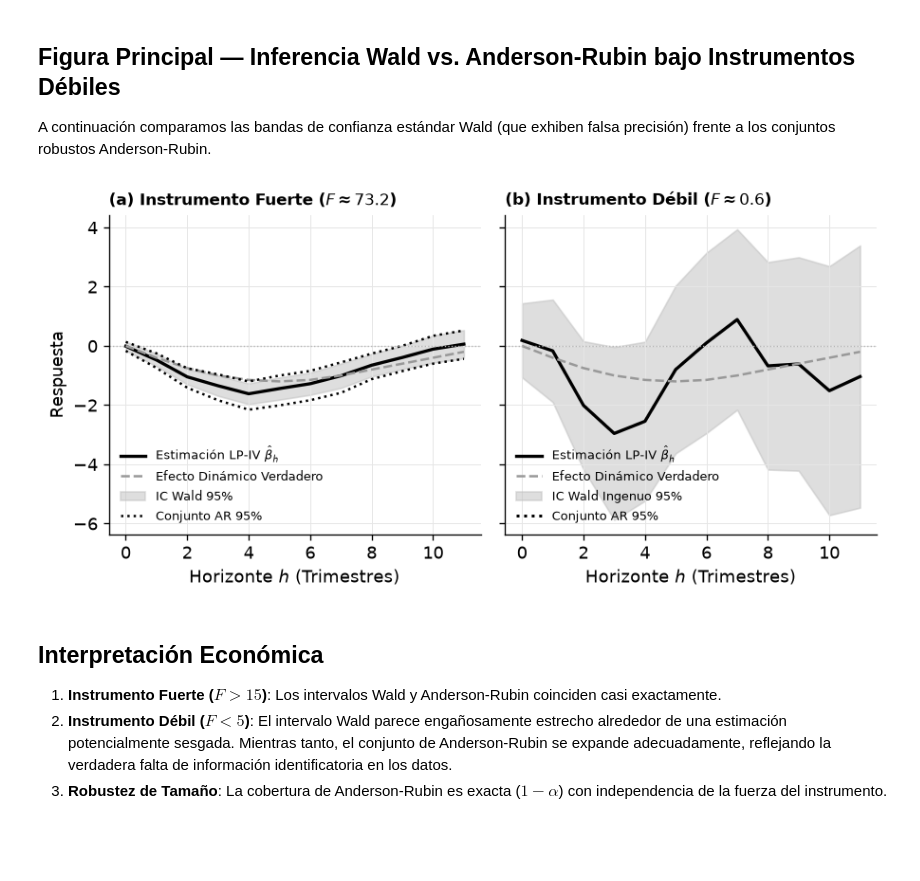
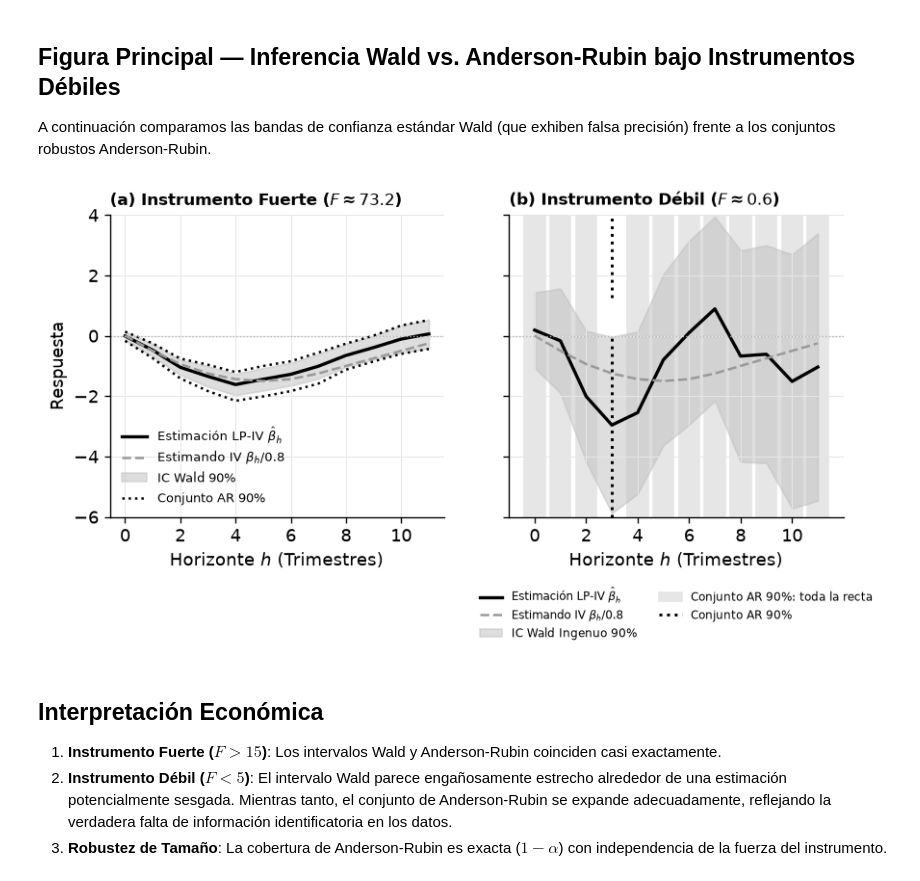
Before and after one commit to jalonso1979/puremacro, a Jupyter notebook: notebooks/28_weak_iv_anderson_rubin_es.ipynb, the cells around one changed output. Drawn from its saved outputs; the diff is of its cells as text; code cells hidden in the pictures; blank space fills up the shorter version.

```diff
--- a/notebooks/28_weak_iv_anderson_rubin_es.ipynb
+++ b/notebooks/28_weak_iv_anderson_rubin_es.ipynb
@@ -128,44 +128,61 @@ assert "ar_lo" in res_strong.columns and "ar_hi" in res_strong.columns
 
 A continuación comparamos las bandas de confianza estándar Wald (que exhiben falsa precisión) frente a los conjuntos robustos Anderson-Rubin.
 # %%
-fig, axes = plt.subplots(1, 2, figsize=(7.6, 3.8), sharey=True)
+from matplotlib.lines import Line2D
+from matplotlib.ticker import MaxNLocator
+from matplotlib.patches import Patch
 
-# Panel 1: Régimen de Instrumento Fuerte
+level = int(round(100 * res_strong.ci_level))   # lp_iv usa alpha = 0.10 por omisión: bandas al 90%
+# x = 0.8 * choque + ruido, así que el estimando IV es beta_true / 0.8, no beta_true.
+iv_estimand = beta_true / 0.8
+ylo, yhi = -6.0, 4.0
+
+fig, axes = plt.subplots(1, 2, figsize=(7.6, 4.4), sharey=True)
+
+# Panel 1
 ax = axes[0]
 ax.plot(res_strong["h"], res_strong["beta"], color="0.00", lw=2.0, label="Estimación LP-IV $\\hat{\\beta}_h$")
-ax.plot(res_strong["h"], beta_true, color="0.60", ls="--", lw=1.5, label="Efecto Dinámico Verdadero")
-ax.fill_between(res_strong["h"], res_strong["lo"], res_strong["hi"], color="0.75", alpha=0.5, label="IC Wald 95%")
-ax.plot(res_strong["h"], res_strong["ar_lo"], color="0.00", ls=":", lw=1.5, label="Conjunto AR 95%")
+ax.plot(res_strong["h"], iv_estimand, color="0.60", ls="--", lw=1.5, label="Estimando IV $\\beta_h / 0.8$")
+ax.fill_between(res_strong["h"], res_strong["lo"], res_strong["hi"], color="0.75", alpha=0.5, label=f"IC Wald {level}%")
+ax.plot(res_strong["h"], res_strong["ar_lo"], color="0.00", ls=":", lw=1.5, label=f"Conjunto AR {level}%")
 ax.plot(res_strong["h"], res_strong["ar_hi"], color="0.00", ls=":", lw=1.5)
 ax.axhline(0, color="0.70", ls=":", lw=0.8)
 f_avg_strong = res_strong["first_stage_f"].mean()
 ax.set_title(f"(a) Instrumento Fuerte ($F \\approx {f_avg_strong:.1f}$)", loc="left", fontsize=10, fontweight="bold")
 ax.set_xlabel("Horizonte $h$ (Trimestres)")
 ax.set_ylabel("Respuesta")
 ax.legend(loc="lower left", fontsize=8)
 
-# Panel 2: Régimen de Instrumento Débil
+# Panel 2: el conjunto AR se dibuja con cualquier forma: intervalo, dos semirrectas o toda la recta
 ax = axes[1]
 ax.plot(res_weak["h"], res_weak["beta"], color="0.00", lw=2.0, label="Estimación LP-IV $\\hat{\\beta}_h$")
-ax.plot(res_weak["h"], beta_true, color="0.60", ls="--", lw=1.5, label="Efecto Dinámico Verdadero")
-ax.fill_between(res_weak["h"], np.clip(res_weak["lo"], -6, 4), np.clip(res_weak["hi"], -6, 4), color="0.75", alpha=0.5, label="IC Wald Ingenuo 95%")
-
-# Graficar límites AR acotados
-bounded_mask = res_weak["ar_set_type"] == "bounded"
-ax.plot(res_weak.loc[bounded_mask, "h"], res_weak.loc[bounded_mask, "ar_lo"], color="0.00", ls=":", lw=1.8, label="Conjunto AR 95%")
-ax.plot(res_weak.loc[bounded_mask, "h"], res_weak.loc[bounded_mask, "ar_hi"], color="0.00", ls=":", lw=1.8)
-
-# Incertidumbre no acotada
+ax.plot(res_weak["h"], iv_estimand, color="0.60", ls="--", lw=1.5, label="Estimando IV $\\beta_h / 0.8$")
+ax.fill_between(res_weak["h"], np.clip(res_weak["lo"], ylo, yhi), np.clip(res_weak["hi"], ylo, yhi), color="0.75", alpha=0.5, label=f"IC Wald Ingenuo {level}%")
+for _, r in res_weak.iterrows():
+    h = r["h"]
+    if r["ar_set_type"] == "all_real":
+        ax.axvspan(h - 0.4, h + 0.4, color="0.90", zorder=0)
+    elif r["ar_set_type"] == "unbounded_rays":
+        # lp_iv reporta las semirrectas como (-inf, ar_hi] U [ar_lo, inf), con ar_lo > ar_hi
+        ax.vlines(h, ylo, min(r["ar_hi"], yhi), color="0.00", ls=":", lw=1.8)
+        ax.vlines(h, max(r["ar_lo"], ylo), yhi, color="0.00", ls=":", lw=1.8)
+    elif r["ar_set_type"] == "bounded":
+        ax.vlines(h, r["ar_lo"], r["ar_hi"], color="0.00", ls=":", lw=1.8)
 ax.axhline(0, color="0.70", ls=":", lw=0.8)
+ax.set_ylim(ylo, yhi)
 f_avg_weak = res_weak["first_stage_f"].mean()
 ax.set_title(f"(b) Instrumento Débil ($F \\approx {f_avg_weak:.1f}$)", loc="left", fontsize=10, fontweight="bold")
 ax.set_xlabel("Horizonte $h$ (Trimestres)")
-ax.legend(loc="lower left", fontsize=8)
+handles, labels = ax.get_legend_handles_labels()
+handles += [Patch(color="0.90", label=f"Conjunto AR {level}%: toda la recta"), Line2D([], [], color="0.00", ls=":", lw=1.8, label=f"Conjunto AR {level}%")]
+ax.legend(handles=handles, loc="upper center", bbox_to_anchor=(0.5, -0.2), ncol=2, fontsize=7, frameon=False)
 
+for ax in axes:
+    ax.xaxis.set_major_locator(MaxNLocator(integer=True))
 plt.tight_layout()
 plt.show()
 # %% [output]
-[figure, old version]
+[figure, new version]
 # %% [markdown]
 ## Interpretación Económica
 
```
Also changed, not shown: parts of 2 cells of this notebook, 9 other files.
